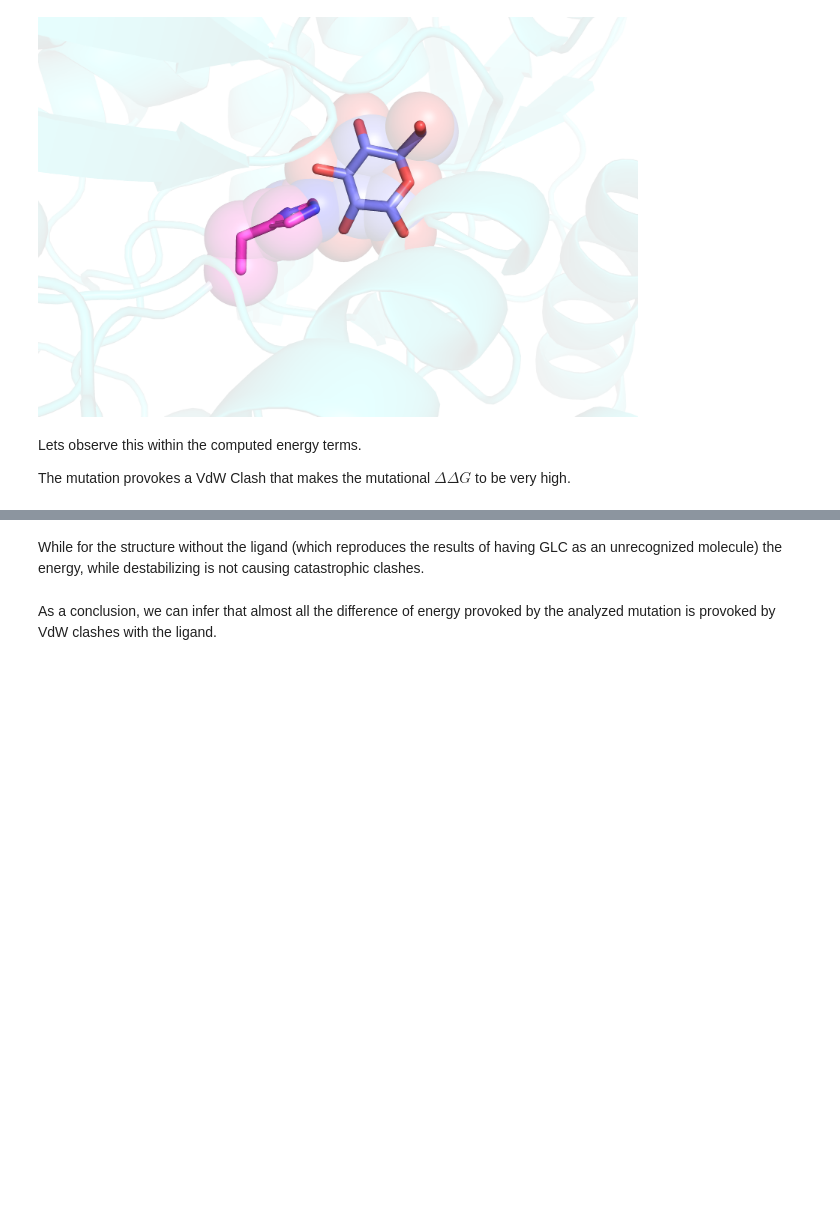
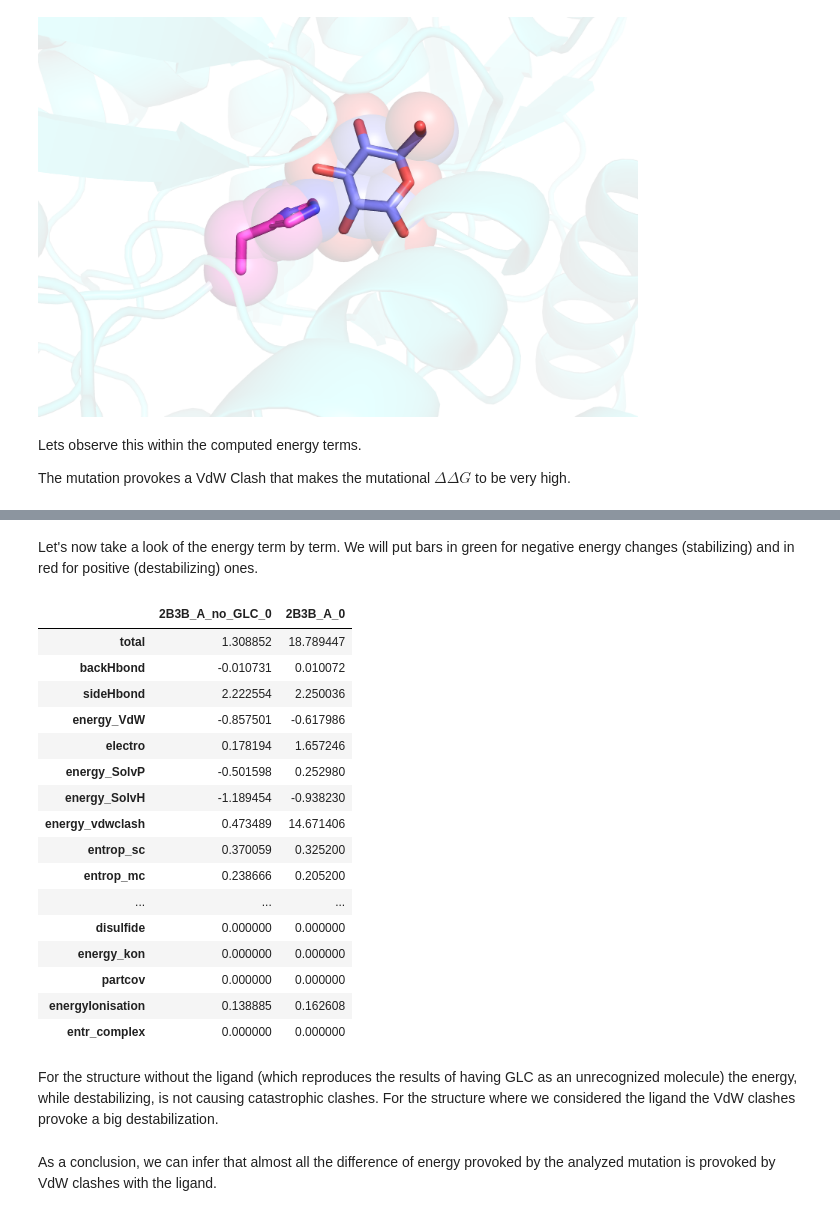
Before and after one commit to leandroradusky/pyfoldx, a Jupyter notebook: notebooks/moleculeParameterization.ipynb, the cells around one changed output, grey strips where cells are left out. Drawn from its saved outputs; the diff is of its cells as text; code cells hidden in the pictures; blank space fills up the shorter version.

```diff
--- a/notebooks/moleculeParameterization.ipynb
+++ b/notebooks/moleculeParameterization.ipynb
@@ -183,4 +185,29 @@ The VdW clashes variation provoked with ligand is:  15.034932249488282 Kcal/Mol.
+# %% [markdown]
+Let's now take a look of the energy term by term. We will put bars in green for negative energy changes (stabilizing) and in red for positive (destabilizing) ones.
+# %%
+cm = sns.light_palette("red", as_cmap=True)
+
+coloredDf = energyDf_no_GLC.append( energyDf_GLC ).T.style.bar(align='mid', color=['#5fba7d', '#d65f5f'], axis=None)
+coloredDf
+# %% [output]
+|  | 2B3B_A_no_GLC_0 | 2B3B_A_0 |
+| total | 1.308852 | 18.789447 |
+| backHbond | -0.010731 | 0.010072 |
+| sideHbond | 2.222554 | 2.250036 |
+| energy_VdW | -0.857501 | -0.617986 |
+| electro | 0.178194 | 1.657246 |
+| energy_SolvP | -0.501598 | 0.252980 |
+| energy_SolvH | -1.189454 | -0.938230 |
+| energy_vdwclash | 0.473489 | 14.671406 |
+| entrop_sc | 0.370059 | 0.325200 |
+| entrop_mc | 0.238666 | 0.205200 |
+| ... | ... | ... |
+| disulfide | 0.000000 | 0.000000 |
+| energy_kon | 0.000000 | 0.000000 |
+| partcov | 0.000000 | 0.000000 |
+| energyIonisation | 0.138885 | 0.162608 |
+| entr_complex | 0.000000 | 0.000000 |
 # %% [markdown]
-While for the structure without the ligand (which reproduces the results of having GLC as an unrecognized molecule) the energy, while destabilizing is not causing catastrophic clashes.
+For the structure without the ligand (which reproduces the results of having GLC as an unrecognized molecule) the energy, while destabilizing, is not causing catastrophic clashes. For the structure where we considered the ligand the VdW clashes provoke a big destabilization.
 # %% [markdown]
 As a conclusion, we can infer that almost all the difference of energy provoked by the analyzed mutation is provoked by VdW clashes with the ligand.
```
Also changed, not shown: parts of 6 cells of this notebook.
